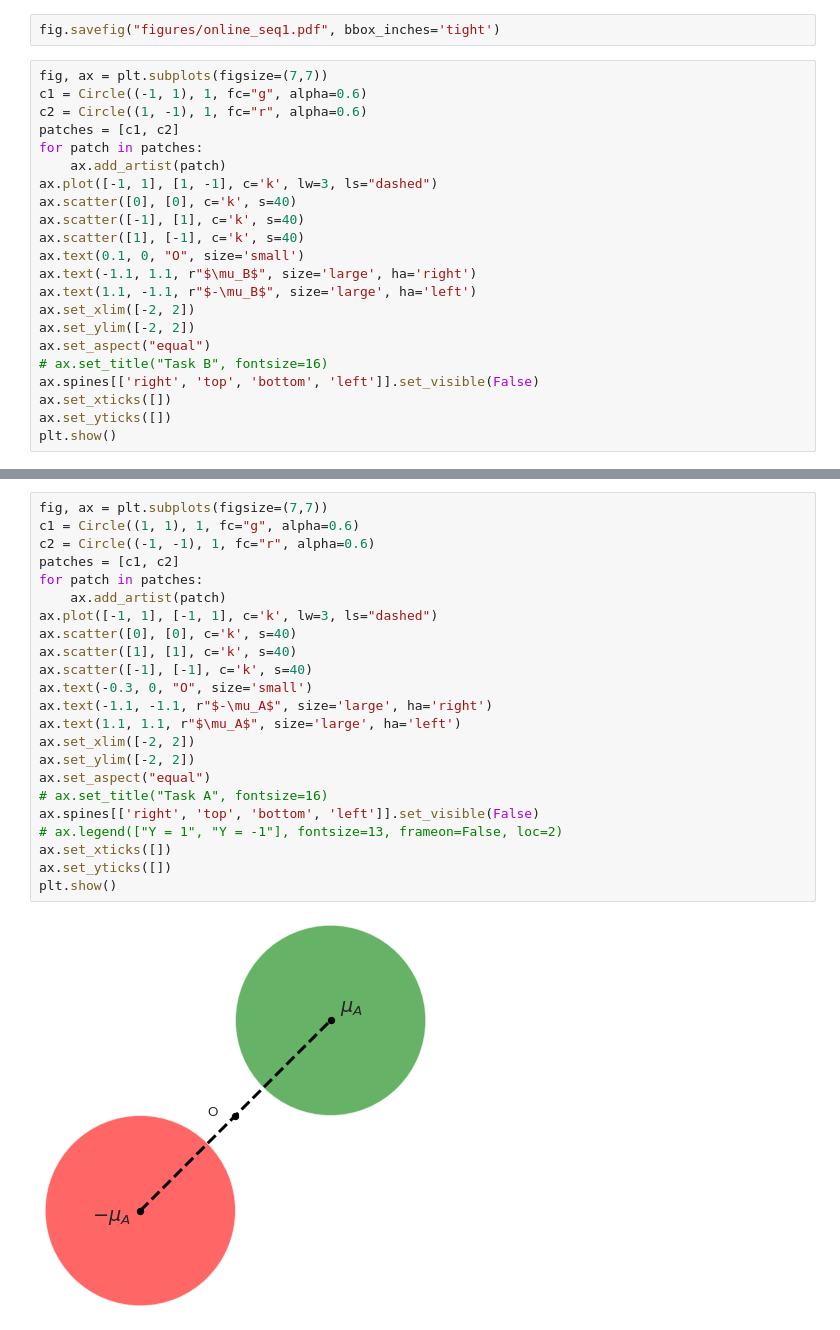
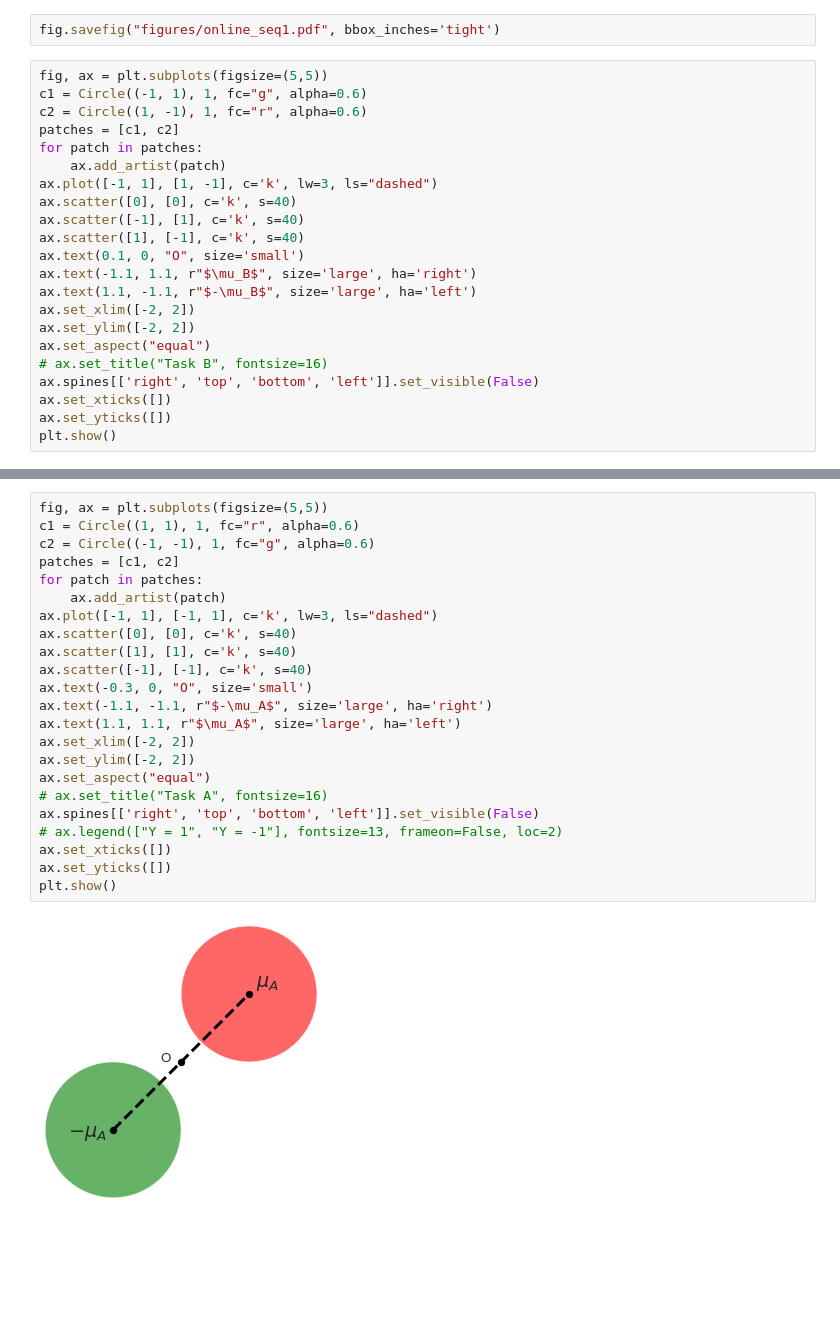
Before and after one commit to neurodata/ProL, a Jupyter notebook: notebooks/2-alternating-sequence.ipynb, the cells around one changed output, grey strips where cells are left out. Drawn from its saved outputs; the diff is of its cells as text; blank space fills up the shorter version.

```diff
--- a/notebooks/2-alternating-sequence.ipynb
+++ b/notebooks/2-alternating-sequence.ipynb
@@ -303,7 +303,7 @@ plt.show()
 # %%
 fig.savefig("figures/online_seq1.pdf", bbox_inches='tight')
 # %%
-fig, ax = plt.subplots(figsize=(7,7))
+fig, ax = plt.subplots(figsize=(5,5))
 c1 = Circle((-1, 1), 1, fc="g", alpha=0.6)
 c2 = Circle((1, -1), 1, fc="r", alpha=0.6)
 patches = [c1, c2]
@@ -329,25 +331,25 @@ plt.show()
 # %%
-fig, ax = plt.subplots(figsize=(7,7))
-c1 = Circle((1, 1), 1, fc="g", alpha=0.6)
-c2 = Circle((-1, -1), 1, fc="r", alpha=0.6)
+fig, ax = plt.subplots(figsize=(5,5))
+c1 = Circle((1, 1), 1, fc="r", alpha=0.6)
+c2 = Circle((-1, -1), 1, fc="g", alpha=0.6)
 patches = [c1, c2]
 for patch in patches:
     ax.add_artist(patch)
 ax.plot([-1, 1], [-1, 1], c='k', lw=3, ls="dashed")
 ax.scatter([0], [0], c='k', s=40)
 ax.scatter([1], [1], c='k', s=40)
 ax.scatter([-1], [-1], c='k', s=40)
 ax.text(-0.3, 0, "O", size='small')
 ax.text(-1.1, -1.1, r"$-\mu_A$", size='large', ha='right')
 ax.text(1.1, 1.1, r"$\mu_A$", size='large', ha='left')
 ax.set_xlim([-2, 2])
 ax.set_ylim([-2, 2])
 ax.set_aspect("equal")
 # ax.set_title("Task A", fontsize=16)
 ax.spines[['right', 'top', 'bottom', 'left']].set_visible(False)
 # ax.legend(["Y = 1", "Y = -1"], fontsize=13, frameon=False, loc=2)
 ax.set_xticks([])
 ax.set_yticks([])
 plt.show()
 # %% [output]
-[figure, old version]
+[figure, new version]
```
Also changed, not shown: parts of 3 cells of this notebook, 5 other files.
